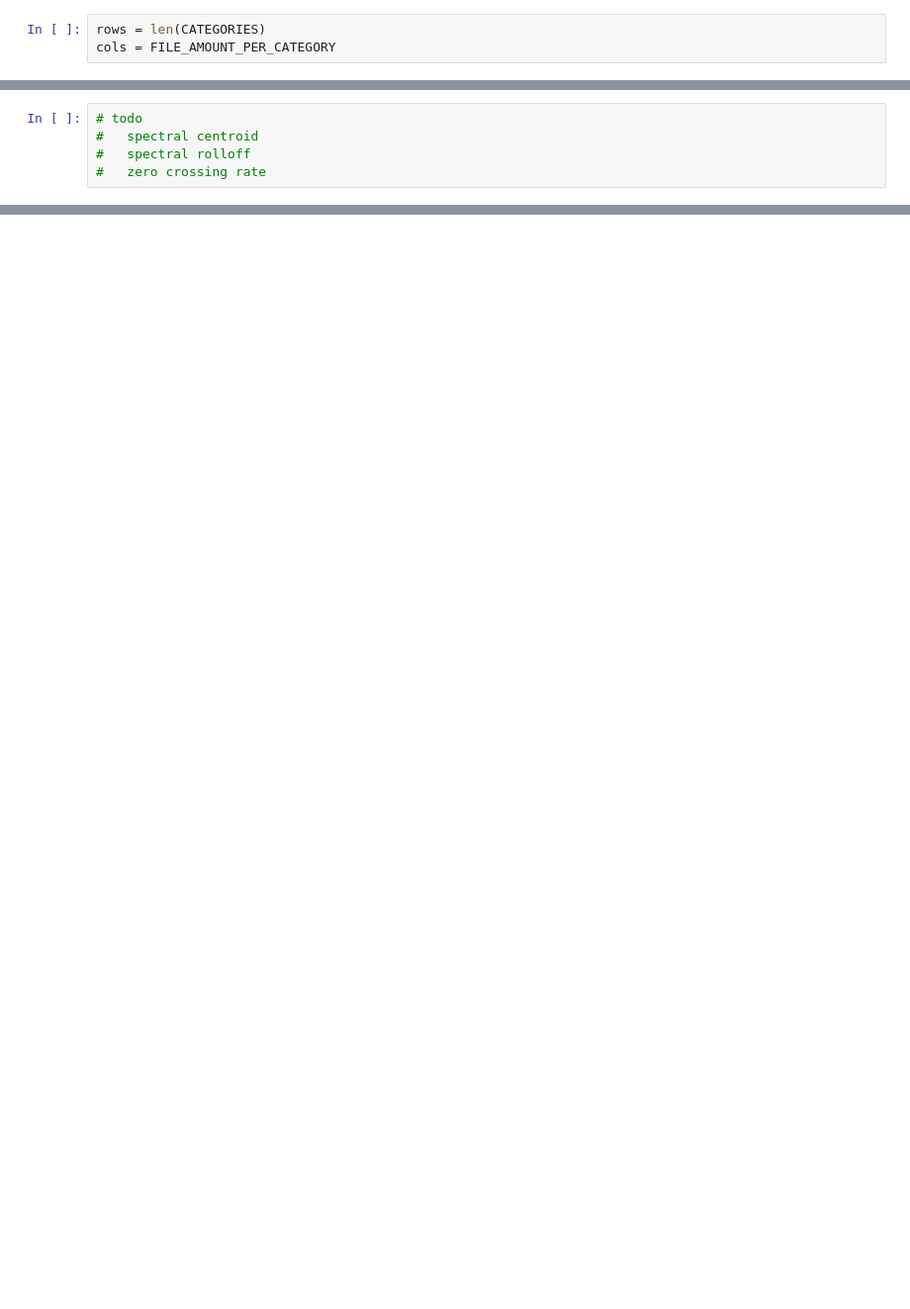
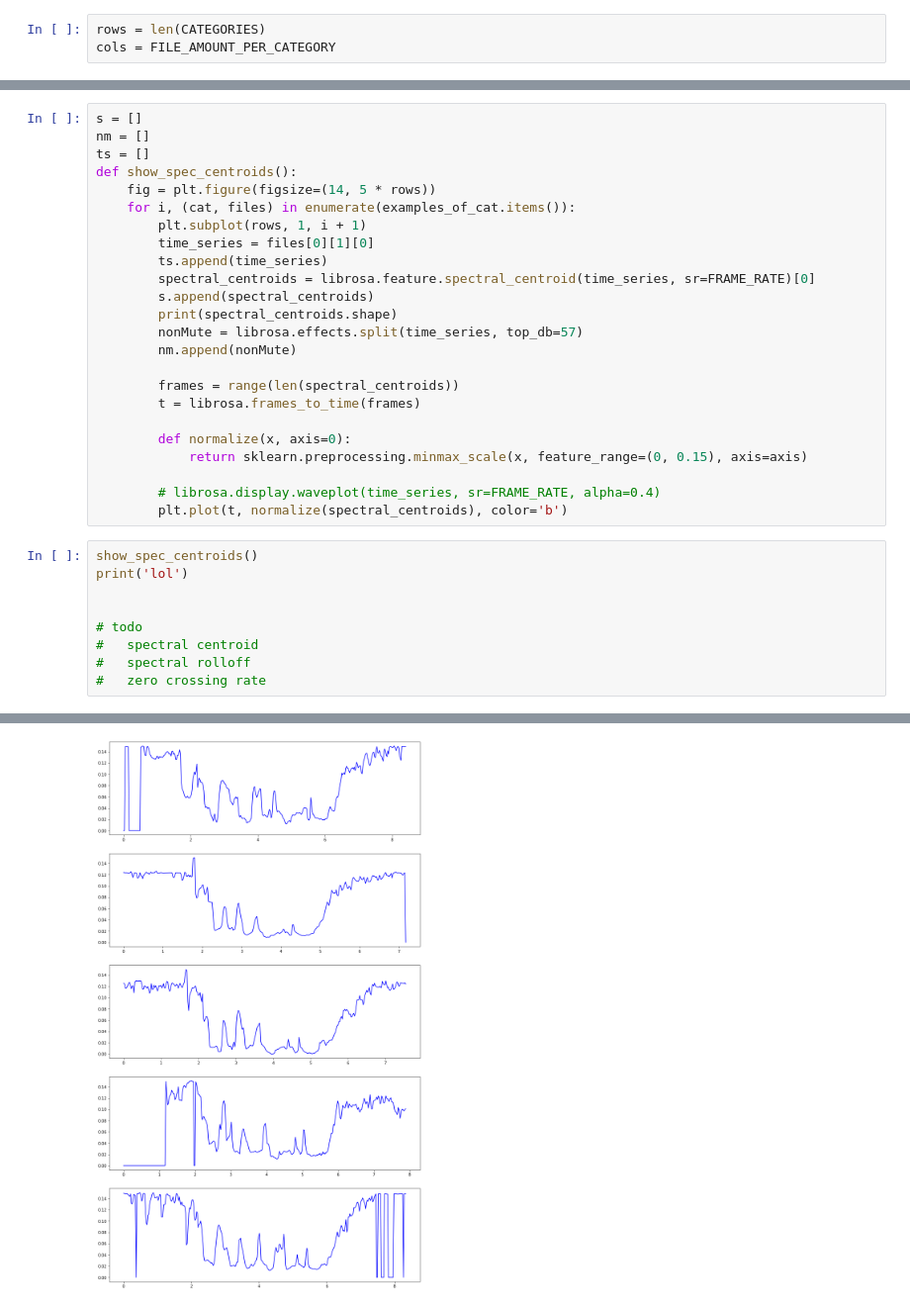
Before and after one commit to md3sIam/ml-audio-emotion, a Jupyter notebook: notebooks/spectrogram_analysis.ipynb, the cells around one changed output, grey strips where cells are left out. Shown at 99% size. Saved outputs shown, nothing was run; the diff lists cells and outputs as text; blank space fills up the shorter version.

```diff
--- a/notebooks/spectrogram_analysis.ipynb
+++ b/notebooks/spectrogram_analysis.ipynb
@@ -60,5 +61,34 @@ plt.show()
+# %%
+s = []
+nm = []
+ts = []
+def show_spec_centroids():
+    fig = plt.figure(figsize=(14, 5 * rows))
+    for i, (cat, files) in enumerate(examples_of_cat.items()):
+        plt.subplot(rows, 1, i + 1)
+        time_series = files[0][1][0]
+        ts.append(time_series)
+        spectral_centroids = librosa.feature.spectral_centroid(time_series, sr=FRAME_RATE)[0]
+        s.append(spectral_centroids)
+        print(spectral_centroids.shape)
+        nonMute = librosa.effects.split(time_series, top_db=57)
+        nm.append(nonMute)
+
+        frames = range(len(spectral_centroids))
+        t = librosa.frames_to_time(frames)
+
+        def normalize(x, axis=0):
+            return sklearn.preprocessing.minmax_scale(x, feature_range=(0, 0.15), axis=axis)
+
+        # librosa.display.waveplot(time_series, sr=FRAME_RATE, alpha=0.4)
+        plt.plot(t, normalize(spectral_centroids), color='b')
 # %%
+show_spec_centroids()
+print('lol')
+
+
 # todo
 #   spectral centroid
 #   spectral rolloff
 #   zero crossing rate
+# %% [output]
@@ -64,0 +101 @@ plt.show()
+[figure, added]
```
Also changed, not shown: parts of 5 cells of this notebook, 8 other files.
